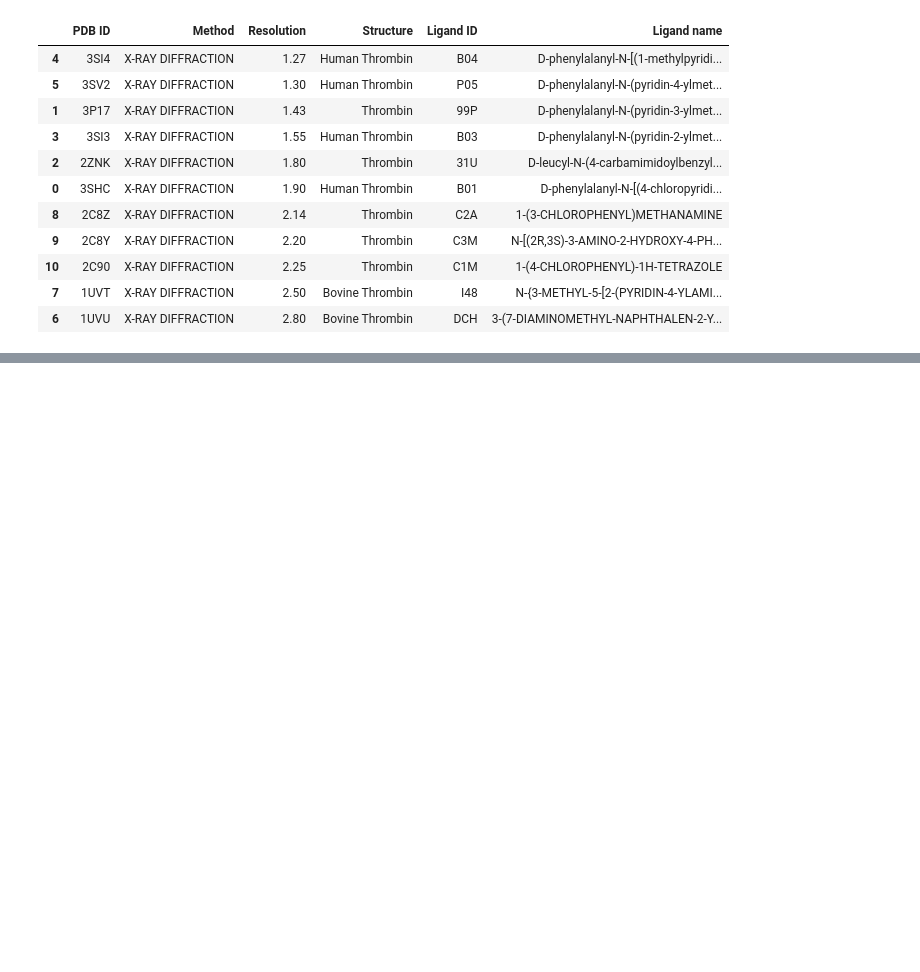
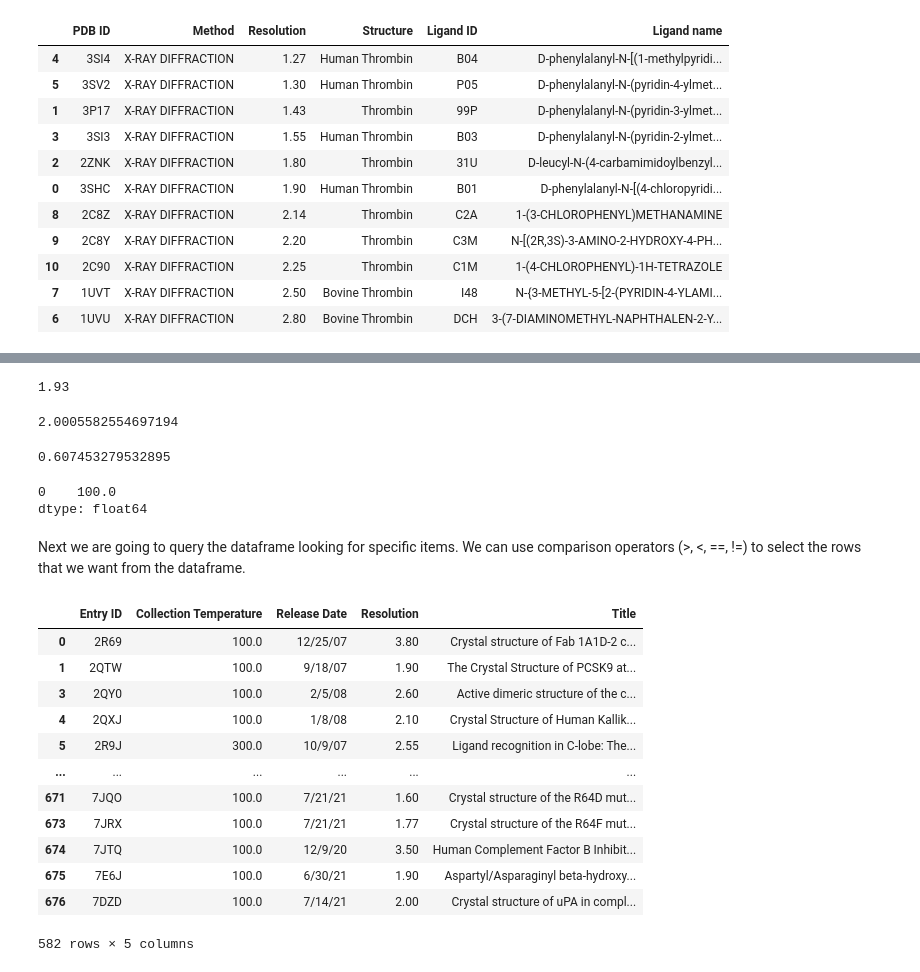
Before and after one commit to MolSSI-Education/python-scripting-biochemistry, a Jupyter notebook: biochemist-python/chapters/Working_with_Pandas.ipynb, the cells around one changed output, grey strips where cells are left out. Saved outputs shown, nothing was run; the diff lists cells and outputs as text; code cells hidden in the pictures; blank space fills up the shorter version.

```diff
--- a/biochemist-python/chapters/Working_with_Pandas.ipynb
+++ b/biochemist-python/chapters/Working_with_Pandas.ipynb
@@ -289,0 +376,43 @@ thrombin_df
+# %%
+# Determine the median value for resolution
+
+protease_df['Resolution'].median()
+# %% [output]
+1.93
+# %%
+# Determine the mean (mathematical average) for resolution
+
+protease_df['Resolution'].mean()
+# %% [output]
+2.0005582554697194
+# %%
+# Determine the standard deviation for resolution
+
+protease_df['Resolution'].std()
+# %% [output]
+0.607453279532895
+# %%
+protease_df['Collection Temperature'].mode()
+# %% [output]
+0    100.0
+dtype: float64
+# %% [markdown]
+Next we are going to query the dataframe looking for specific items. We can use comparison operators (>, <, ==, !=) to select the rows that we want from the dataframe.
+# %%
+# Query for structure with resolution > 1.4 Angstroms
+
+protease_df.query('Resolution > 1.4')
+# %% [output]
+|  | Entry ID | Collection Temperature | Release Date | Resolution | Title |
+| 0 | 2R69 | 100.0 | 12/25/07 | 3.80 | Crystal structure of Fab 1A1D-2 c... |
+| 1 | 2QTW | 100.0 | 9/18/07 | 1.90 | The Crystal Structure of PCSK9 at... |
+| 3 | 2QY0 | 100.0 | 2/5/08 | 2.60 | Active dimeric structure of the c... |
+| 4 | 2QXJ | 100.0 | 1/8/08 | 2.10 | Crystal Structure of Human Kallik... |
+| 5 | 2R9J | 300.0 | 10/9/07 | 2.55 | Ligand recognition in C-lobe: The... |
+| ... | ... | ... | ... | ... | ... |
+| 671 | 7JQO | 100.0 | 7/21/21 | 1.60 | Crystal structure of the R64D mut... |
+| 673 | 7JRX | 100.0 | 7/21/21 | 1.77 | Crystal structure of the R64F mut... |
+| 674 | 7JTQ | 100.0 | 12/9/20 | 3.50 | Human Complement Factor B Inhibit... |
+| 675 | 7E6J | 100.0 | 6/30/21 | 1.90 | Aspartyl/Asparaginyl beta-hydroxy... |
+| 676 | 7DZD | 100.0 | 7/14/21 | 2.00 | Crystal structure of uPA in compl... |
+582 rows × 5 columns
```
Also changed, not shown: parts of 27 cells of this notebook, 2 other files.
